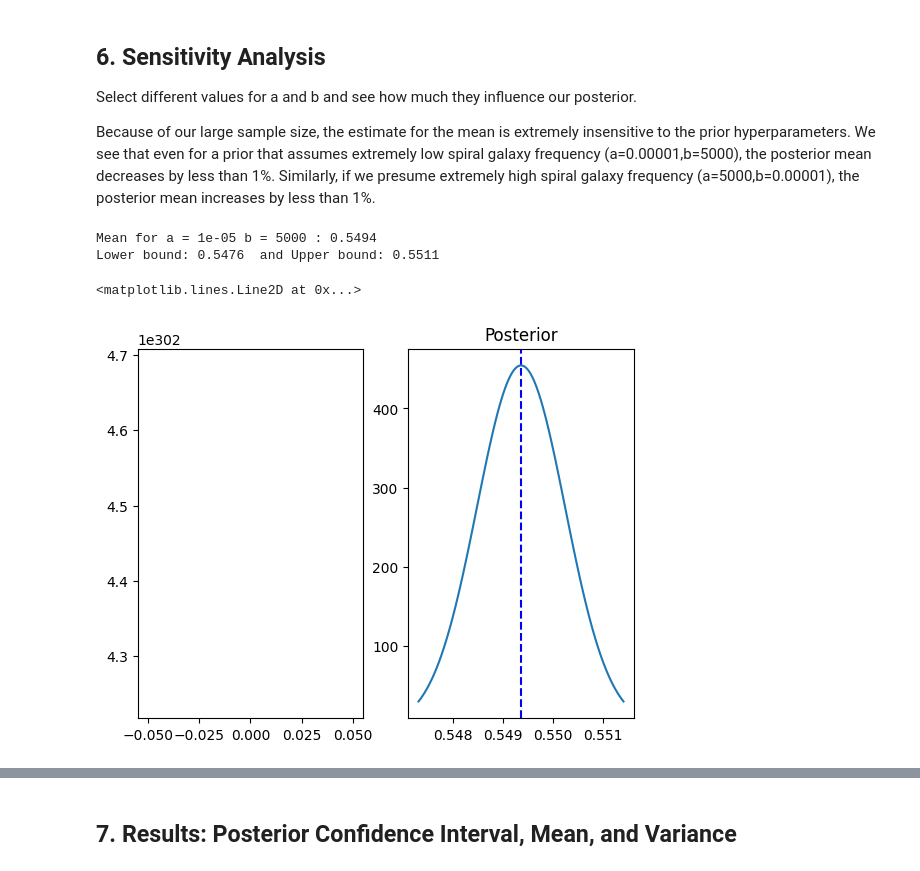
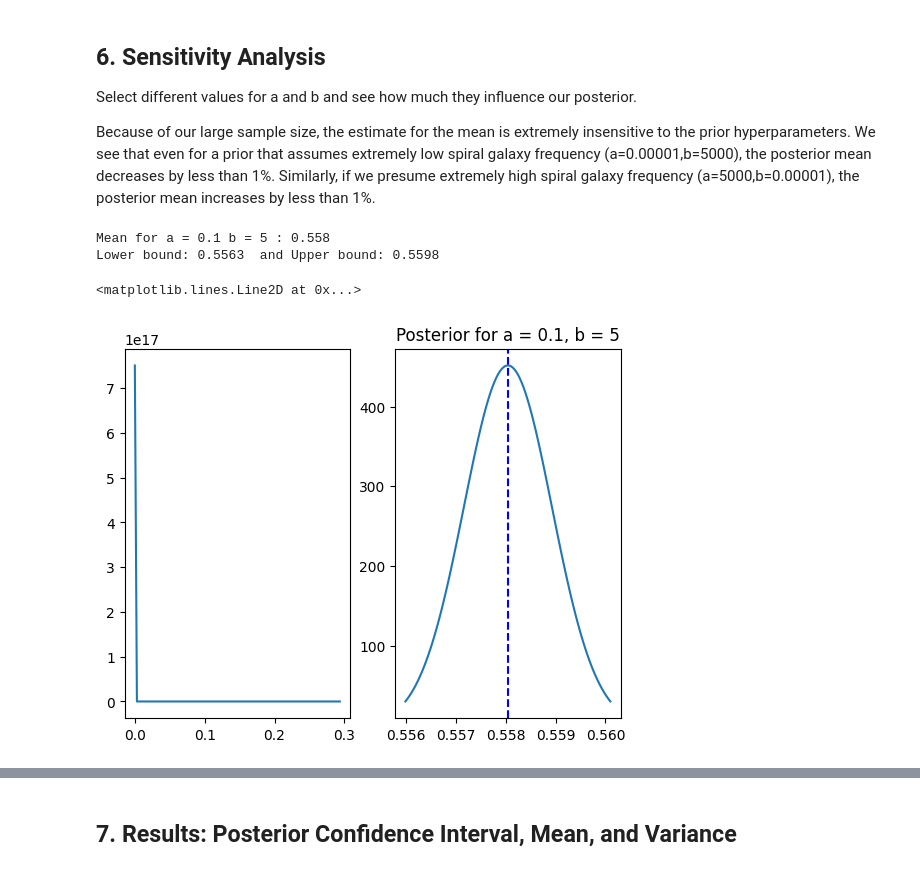
Before and after one commit to wallysands/AST5731_PROJ1, a Jupyter notebook: Project1.ipynb, the cells around one changed output, grey strips where cells are left out. Cells and saved outputs as stored; diff of their text form; code cells hidden in the pictures.

```diff
--- a/Project1.ipynb
+++ b/Project1.ipynb
@@ -138,31 +138,31 @@ Select different values for a and b and see how much they influence our posterio
 Because of our large sample size, the estimate for the mean is extremely insensitive to the prior hyperparameters. We see that even for a prior that assumes extremely low spiral galaxy frequency (a=0.00001,b=5000), the posterior mean decreases by less than 1%. Similarly, if we presume extremely high spiral galaxy frequency (a=5000,b=0.00001), the posterior mean increases by less than 1%.
 # %%
 ## Sensitivity Analysis
-a=0.00001
-b=5000
+a=0.1
+b=5
 ## Parameters
 shape_1 = a + num1SVM
 shape_2 = num + b - num1SVM
 post_mean = shape_1 / (shape_1 + shape_2)
 post_lb = beta.ppf(.025, shape_1, shape_2)
 post_ub = beta.ppf(.975, shape_1, shape_2)
 print('Mean for a =',a,'b =',b,':',round(post_mean,4))
 
 print('Lower bound:',round(post_lb,4)," and Upper bound:",round(post_ub,4))
 
 ## Plot
 ix,ax = plt.subplots(1,2)
-plt.title('Posterior')
+plt.title('Posterior for a = 0.1, b = 5')
 x1 = np.linspace(beta.ppf(0.01, a, b), beta.ppf(0.99, a, b), 100)
 y = beta.pdf(x1,a,b)
 ax[0].plot(x1,y)
 xp = np.linspace(beta.ppf(0.01, shape_1, shape_2), beta.ppf(0.99, shape_1, shape_2), 100)
 y = beta.pdf(xp, shape_1, shape_2)
 ax[1].plot(xp,y)
 ax[1].axvline(post_mean,color='b',ls='--')
 # %% [output]
-Mean for a = 1e-05 b = 5000 : 0.5494
-Lower bound: 0.5476  and Upper bound: 0.5511
+Mean for a = 0.1 b = 5 : 0.558
+Lower bound: 0.5563  and Upper bound: 0.5598
 <matplotlib.lines.Line2D at 0x...>
-[figure, old version]
+[figure, new version]
 # %%
```
Also changed, not shown: parts of 4 cells of this notebook.
